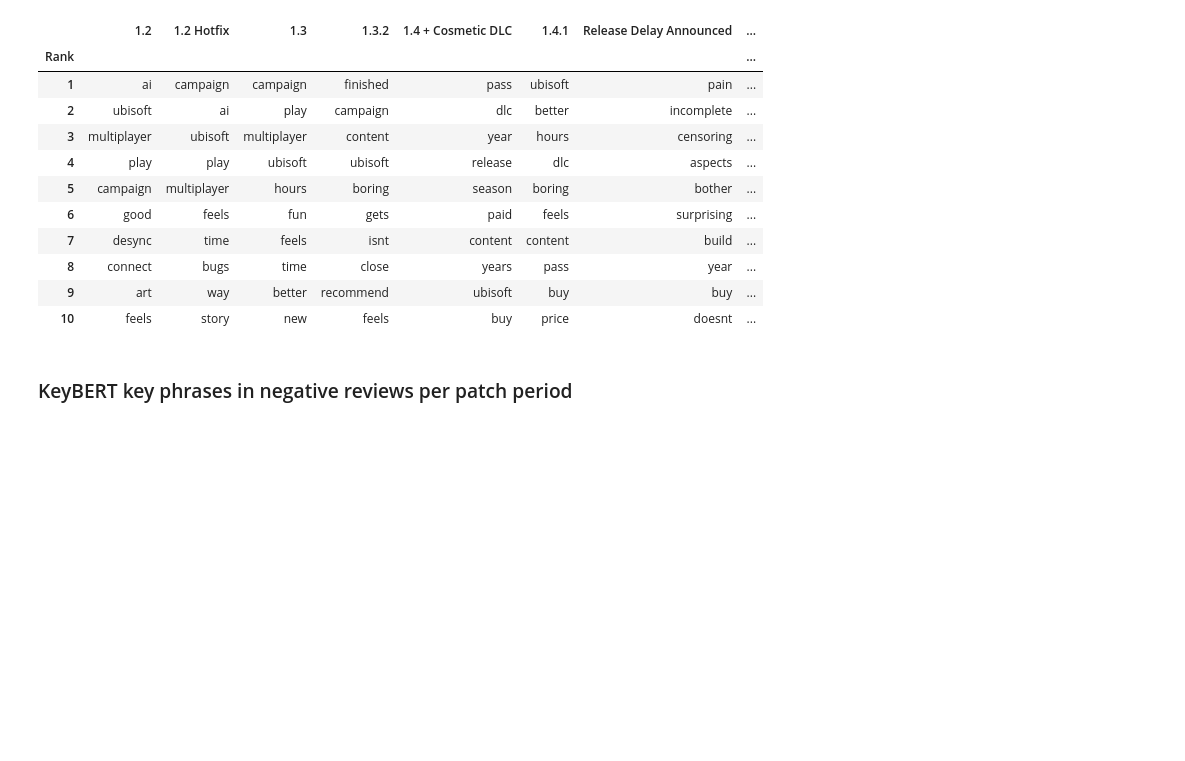
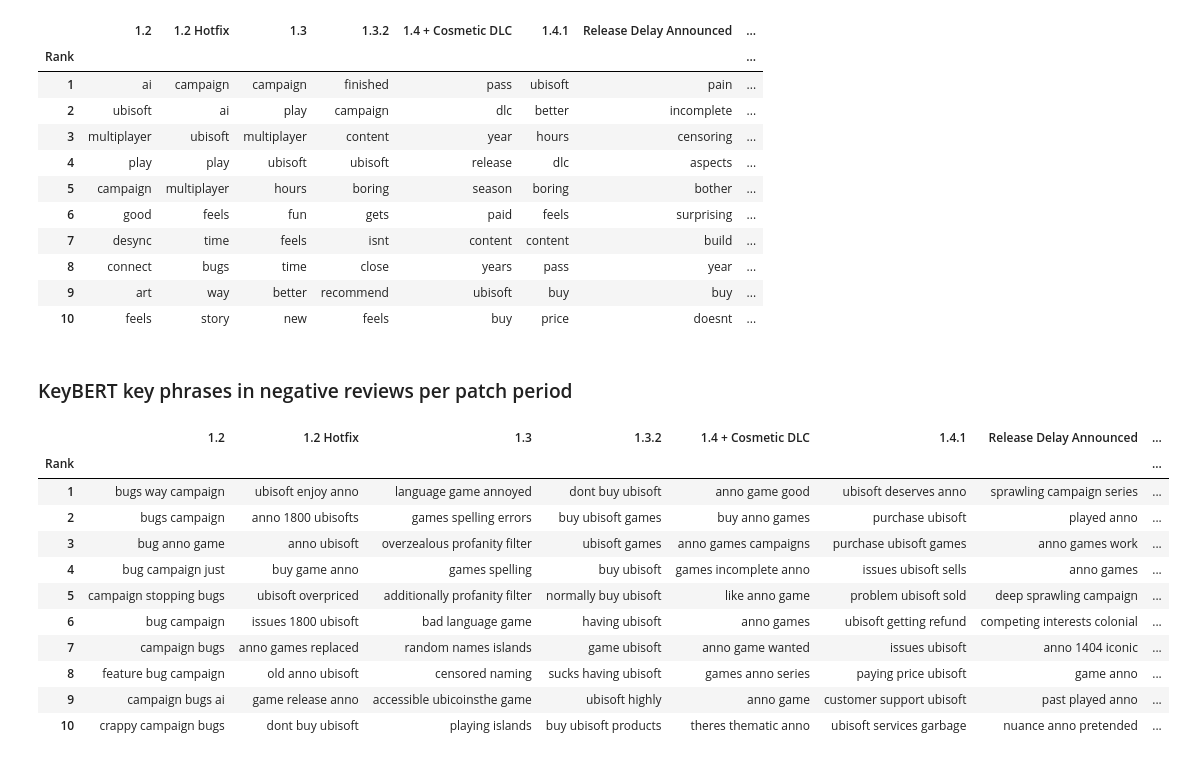
Before and after one commit to GabrielaTranslite/Sentiment_Analysis_Video_Games, a Jupyter notebook: sentiment_analysis.ipynb, the cells around one changed output. Saved outputs shown, nothing was run; the diff lists cells and outputs as text; code cells hidden in the pictures; blank space fills up the shorter version.

```diff
--- a/sentiment_analysis.ipynb
+++ b/sentiment_analysis.ipynb
@@ -698,7 +698,7 @@ Warning: You are sending unauthenticated requests to the HF Hub. Please set a HF
 from sklearn.feature_extraction.text import CountVectorizer
 from sklearn.decomposition import LatentDirichletAllocation
 
-vec = CountVectorizer(ngram_range=(1, 1), stop_words="english",
+vec = CountVectorizer(ngram_range=(1, 1), stop_words=custom_stops,
                       max_features=3000, min_df=10)
 X = vec.fit_transform(reviews['clean_text'].dropna())
 
@@ -794,3 +794,40 @@ keyword_table
 | 10 | feels | story | new | feels | buy | price | doesnt | ... |
 # %% [markdown]
 ### KeyBERT key phrases in negative reviews per patch period
+# %%
+TOP_N = 10
+MIN_REVIEWS = 5
+
+neg = reviews[reviews['voted_up'] == 0].copy()
+
+results_kb = {}
+for period in neg['period'].cat.categories:
+    period_neg = neg[neg['period'] == period]
+    if len(period_neg) < MIN_REVIEWS:
+        continue
+    text = ' '.join(period_neg['clean_text'].dropna().tolist())
+    keywords = kw_model.extract_keywords(
+        text,
+        keyphrase_ngram_range=(2, 3),
+        stop_words='english',
+        top_n=TOP_N
+    )
+    results_kb[str(period)] = [phrase for phrase, score in keywords]
+
+kb_table = pd.DataFrame(results_kb, index=range(1, TOP_N + 1))
+kb_table.index.name = 'Rank'
+pd.set_option('display.max_colwidth', 30)
+kb_table
+# %% [output]
+|  | 1.2 | 1.2 Hotfix | 1.3 | 1.3.2 | 1.4 + Cosmetic DLC | 1.4.1 | Release Delay Announced | ... |
+| Rank |  |  |  |  |  |  |  | ... |
+| 1 | bugs way campaign | ubisoft enjoy anno | language game annoyed | dont buy ubisoft | anno game good | ubisoft deserves anno | sprawling campaign series | ... |
+| 2 | bugs campaign | anno 1800 ubisofts | games spelling errors | buy ubisoft games | buy anno games | purchase ubisoft | played anno | ... |
+| 3 | bug anno game | anno ubisoft | overzealous profanity filter | ubisoft games | anno games campaigns | purchase ubisoft games | anno games work | ... |
+| 4 | bug campaign just | buy game anno | games spelling | buy ubisoft | games incomplete anno | issues ubisoft sells | anno games | ... |
+| 5 | campaign stopping bugs | ubisoft overpriced | additionally profanity filter | normally buy ubisoft | like anno game | problem ubisoft sold | deep sprawling campaign | ... |
+| 6 | bug campaign | issues 1800 ubisoft | bad language game | having ubisoft | anno games | ubisoft getting refund | competing interests colonial | ... |
+| 7 | campaign bugs | anno games replaced | random names islands | game ubisoft | anno game wanted | issues ubisoft | anno 1404 iconic | ... |
+| 8 | feature bug campaign | old anno ubisoft | censored naming | sucks having ubisoft | games anno series | paying price ubisoft | game anno | ... |
+| 9 | campaign bugs ai | game release anno | accessible ubicoinsthe game | ubisoft highly | anno game | customer support ubisoft | past played anno | ... |
+| 10 | crappy campaign bugs | dont buy ubisoft | playing islands | buy ubisoft products | theres thematic anno | ubisoft services garbage | nuance anno pretended | ... |
```
Also changed, not shown: parts of 1 cell of this notebook.
